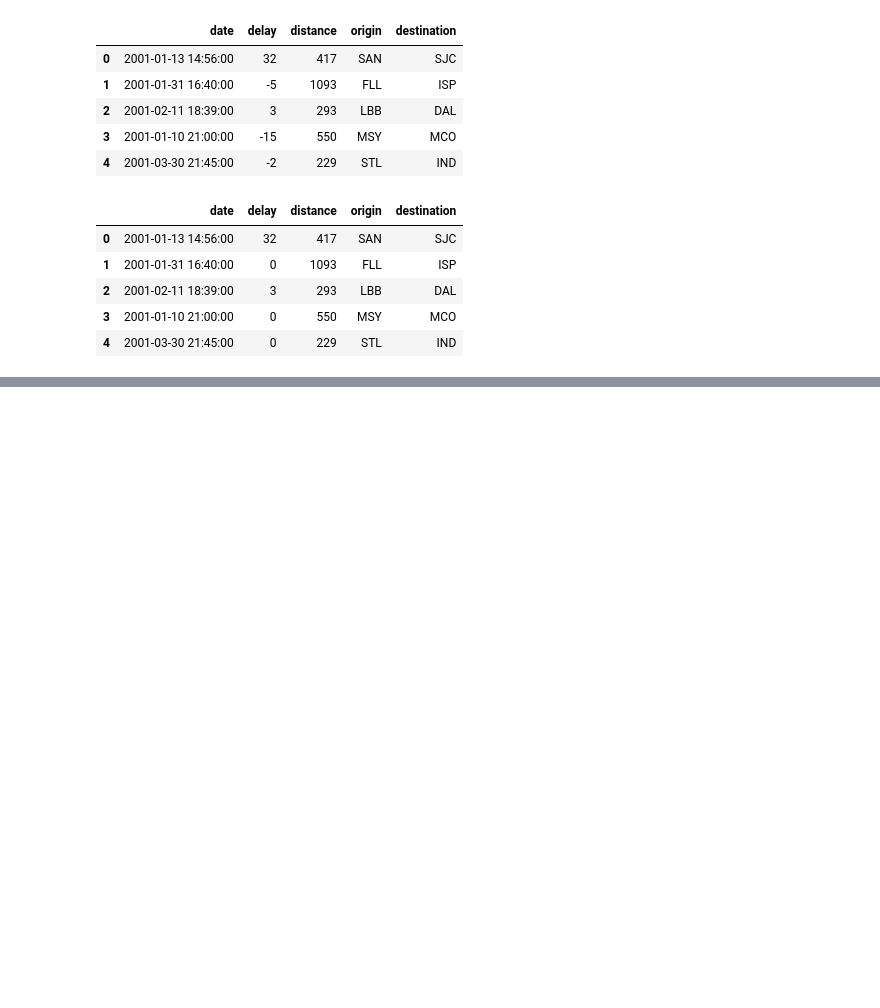
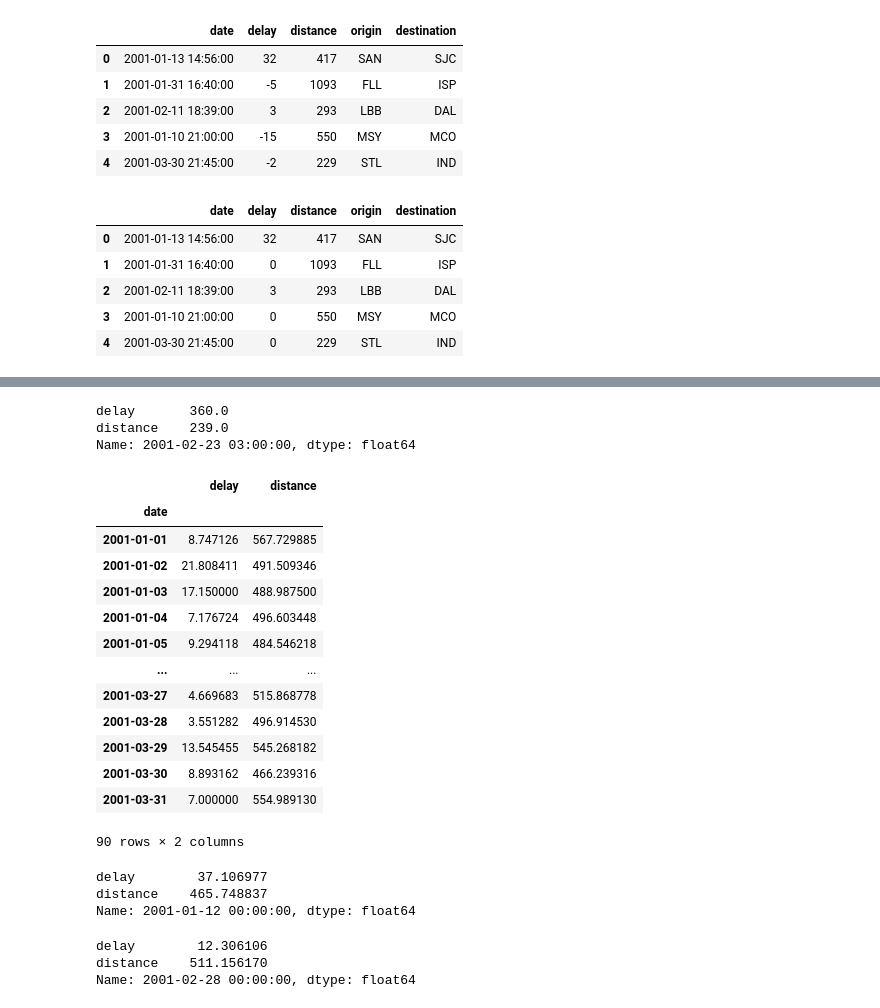
Before and after one commit to mijailmariano/time-series-exercises, a Jupyter notebook: working_with_time_series_data.ipynb, the cells around one changed output, grey strips where cells are left out. Cells and saved outputs as stored; diff of their text form; code cells hidden in the pictures; blank space fills up the shorter version.

```diff
--- a/working_with_time_series_data.ipynb
+++ b/working_with_time_series_data.ipynb
@@ -606,3 +606,7 @@ flights.head() # checks out!
 | 4 | 2001-03-30 21:45:00 | 0 | 229 | STL | IND |
 # %%
 # Which hour of the day has the highest average delay?
+# resample by hour? possibly consider a 'step'
+
+flights = flights.set_index("date")
+flights.head()
@@ -608,0 +634,50 @@ flights.head() # checks out!
+# %%
+# now let's get the hour with the highest average delay
+# 0300 = 3AM
+
+by_hr_avg.loc[by_hr_avg["delay"].idxmax()]
+# %% [output]
+delay       360.0
+distance    239.0
+Name: 2001-02-23 03:00:00, dtype: float64
+# %%
+# Does the day of the week make a difference in the delay amount?
+
+by_day_avg = flights.resample("D").mean()
+by_day_avg
+# %% [output]
+|  | delay | distance |
+| date |  |  |
+| 2001-01-01 | 8.747126 | 567.729885 |
+| 2001-01-02 | 21.808411 | 491.509346 |
+| 2001-01-03 | 17.150000 | 488.987500 |
+| 2001-01-04 | 7.176724 | 496.603448 |
+| 2001-01-05 | 9.294118 | 484.546218 |
+| ... | ... | ... |
+| 2001-03-27 | 4.669683 | 515.868778 |
+| 2001-03-28 | 3.551282 | 496.914530 |
+| 2001-03-29 | 13.545455 | 545.268182 |
+| 2001-03-30 | 8.893162 | 466.239316 |
+| 2001-03-31 | 7.000000 | 554.989130 |
+90 rows × 2 columns
+# %%
+# now let's get the day with the highest average delay
+# January 12th 2001 = day with highest average delays
+# The highest day delay avg. < the highest hour delay avg.
+
+by_day_avg.loc[by_day_avg["delay"].idxmax()]
+# %% [output]
+delay        37.106977
+distance    465.748837
+Name: 2001-01-12 00:00:00, dtype: float64
+# %%
+# Does the month make a difference in the delay amount?
+# February 2001 = month with highest monthly delay average
+# The highest monthly delay avg. < the highest daily delay avg.
+
+by_month_avg = flights.resample("M").mean()
+by_month_avg.loc[by_month_avg["delay"].idxmax()]
+# %% [output]
+delay        12.306106
+distance    511.156170
+Name: 2001-02-28 00:00:00, dtype: float64
```
Also changed, not shown: parts of 3 cells of this notebook, 3 other files.
